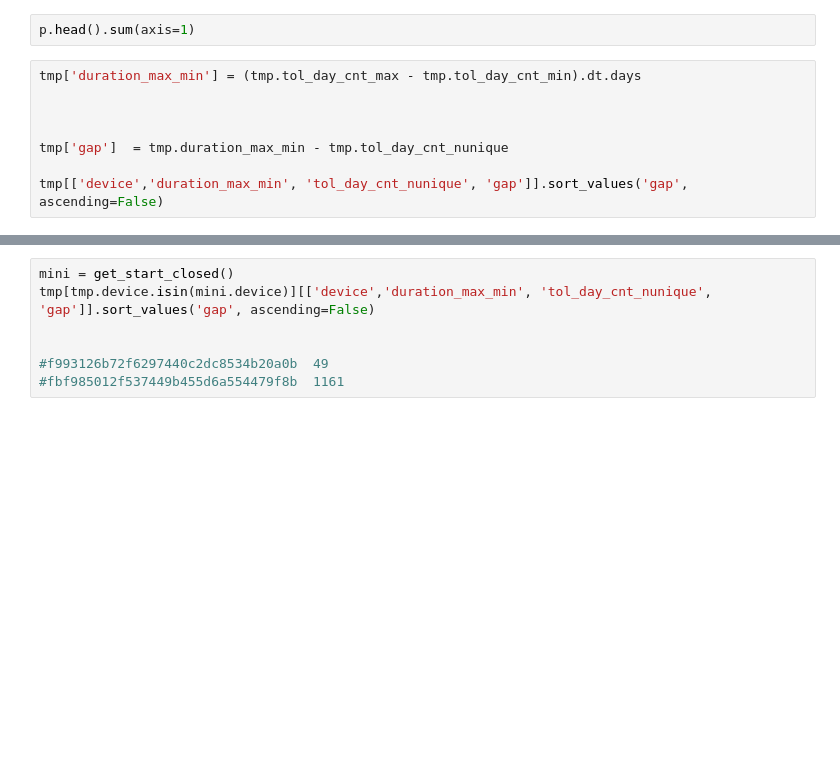
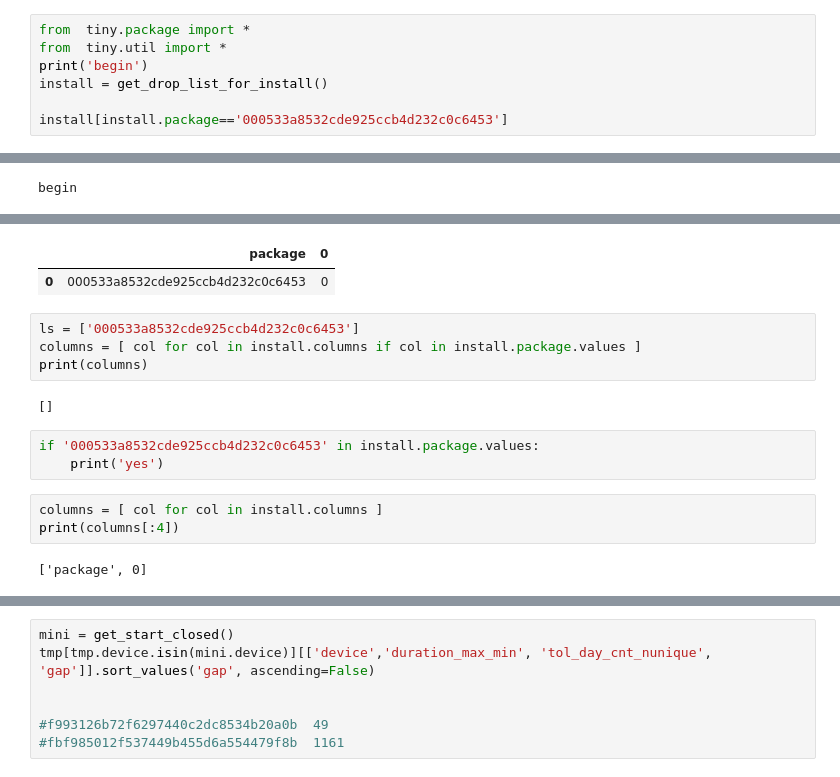
Before and after one commit to Flyfoxs/tinymind_sex_age, a Jupyter notebook: analysis.ipynb, the cells around one changed output, grey strips where cells are left out. Saved outputs shown, nothing was run; the diff lists cells and outputs as text; blank space fills up the shorter version.

```diff
--- a/analysis.ipynb
+++ b/analysis.ipynb
@@ -14,10 +1,8 @@ Index(['count_00001de888265b507927b24bc2ef2652', 'count_0002b5a7599da4996f1a9355
-# %%
-p.head().sum(axis=1)
-# %%
-tmp['duration_max_min'] = (tmp.tol_day_cnt_max - tmp.tol_day_cnt_min).dt.days
-
-
-
-tmp['gap']  = tmp.duration_max_min - tmp.tol_day_cnt_nunique
-
-tmp[['device','duration_max_min', 'tol_day_cnt_nunique', 'gap']].sort_values('gap', ascending=False)
+# %%
+from  tiny.package import *
+from  tiny.util import *
+print('begin')
+install = get_drop_list_for_install()
+
+install[install.package=='000533a8532cde925ccb4d232c0c6453']
+# %% [output]
@@ -23,0 +10 @@ tmp[['device','duration_max_min', 'tol_day_cnt_nunique', 'gap']].sort_values('ga
+begin
@@ -23,0 +12,16 @@ tmp[['device','duration_max_min', 'tol_day_cnt_nunique', 'gap']].sort_values('ga
+|  | package | 0 |
+| 0 | 000533a8532cde925ccb4d232c0c6453 | 0 |
+# %%
+ls = ['000533a8532cde925ccb4d232c0c6453']
+columns = [ col for col in install.columns if col in install.package.values ]
+print(columns)
+# %% [output]
+[]
+# %%
+if '000533a8532cde925ccb4d232c0c6453' in install.package.values:
+    print('yes')
+# %%
+columns = [ col for col in install.columns ]
+print(columns[:4])
+# %% [output]
+['package', 0]
```
Also changed, not shown: parts of 4 cells of this notebook, 5 other files.
